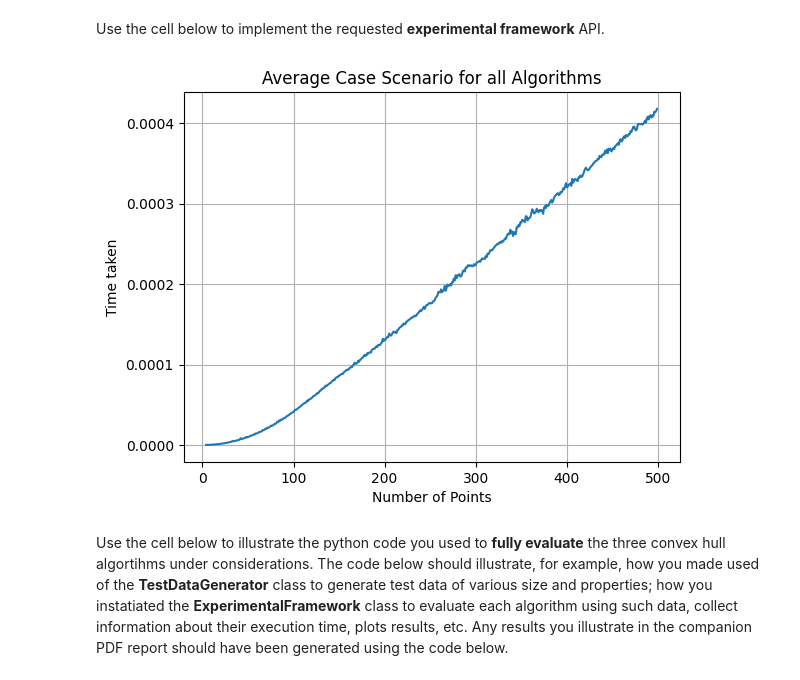
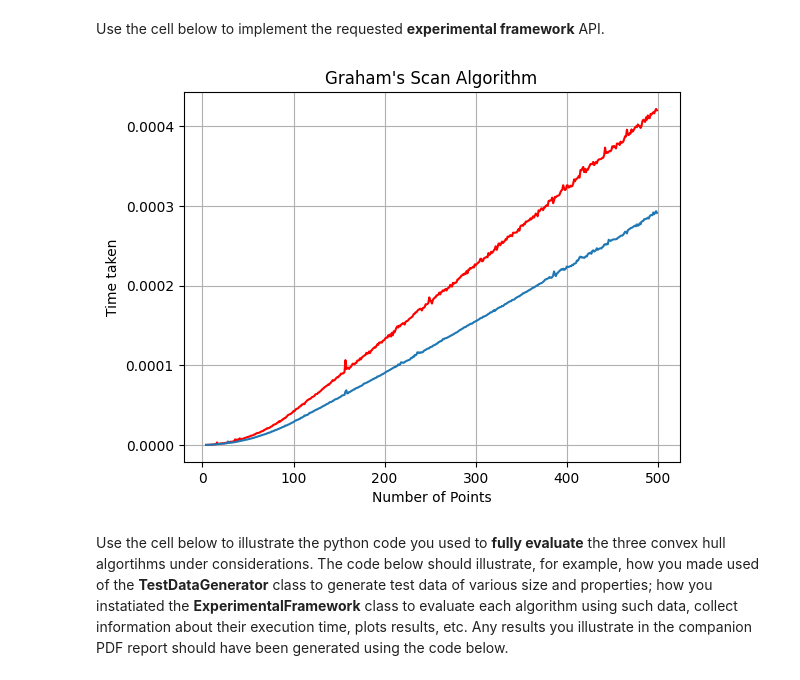
Before and after one commit to Neethesh26/convexHullChans, a Jupyter notebook: BEST.ipynb, the cells around one changed output. Saved outputs shown, nothing was run; the diff lists cells and outputs as text; code cells hidden in the pictures.

```diff
--- a/BEST.ipynb
+++ b/BEST.ipynb
@@ -268,6 +268,7 @@ class ExperimentalFramework():
             timingsgs.append(ExperimentalFramework.testTiming(grahamscan, inputSet))
             #timingsc.append(ExperimentalFramework.testTiming(chen, inputSet))
 
+        plt.figure(1)
         plt.title("Average Case Scenario for all Algorithms")
         plt.xlabel("Number of Points")
         plt.ylabel("Time taken")
@@ -289,6 +290,7 @@ class ExperimentalFramework():
             timingsgs.append(ExperimentalFramework.testTiming(grahamscan, inputSet))
             #timingsc.append(ExperimentalFramework.testTiming(chen, inputSet))
 
+        plt.figure(2)
         plt.title("Worst Case Scenario for all Algorithms")
         plt.xlabel("Number of Points")
         plt.ylabel("Time taken")
@@ -338,39 +340,42 @@ class ExperimentalFramework():
         plt.ylabel("Time taken")
         plt.grid(True)
 
+
         plt.plot(range(4, 500), timingsAC)
         plt.plot(range(4,500), timingsWC)
 
 
 
 
     def plotGraph5():
 
         timingsAC = []
         timingsWC = []
 
         for n in range(4, 500):
             inputSet1 = TestDataGenerator.randomPoints(n)
             inputSet2 = TestDataGenerator.randomPointsCircle(n)
             timingsAC.append(ExperimentalFramework.testTiming(chen, inputSet1))
             timingsWC.append(ExperimentalFramework.testTiming(chen, inputSet2))
 
 
         plt.title("Chan's Algorithm")
         plt.xlabel("Number of Points")
         plt.ylabel("Time taken")
         plt.grid(True)
 
         plt.plot(range(4, 500), timingsAC)
         plt.plot(range(4,500), timingsWC)
 
 
 
-ExperimentalFramework.plotGraph1()
+#ExperimentalFramework.plotGraph1()
 #ExperimentalFramework.plotGraph2()
 #ExperimentalFramework.plotGraph3()
+ExperimentalFramework.plotGraph4()
+#ExperimentalFramework.plotGraph5()
 # %% [output]
-[figure, old version]
+[figure, new version]
 # %% [markdown]
 Use the cell below to illustrate the python code you used to **fully evaluate** the three convex hull algortihms under considerations. The code below should illustrate, for example, how you made used of the **TestDataGenerator** class to generate test data of various size and properties; how you instatiated the **ExperimentalFramework** class to  evaluate each algorithm using such data, collect information about their execution time, plots results, etc. Any results you illustrate in the companion PDF report should have been generated using the code below.
 # %%
```
